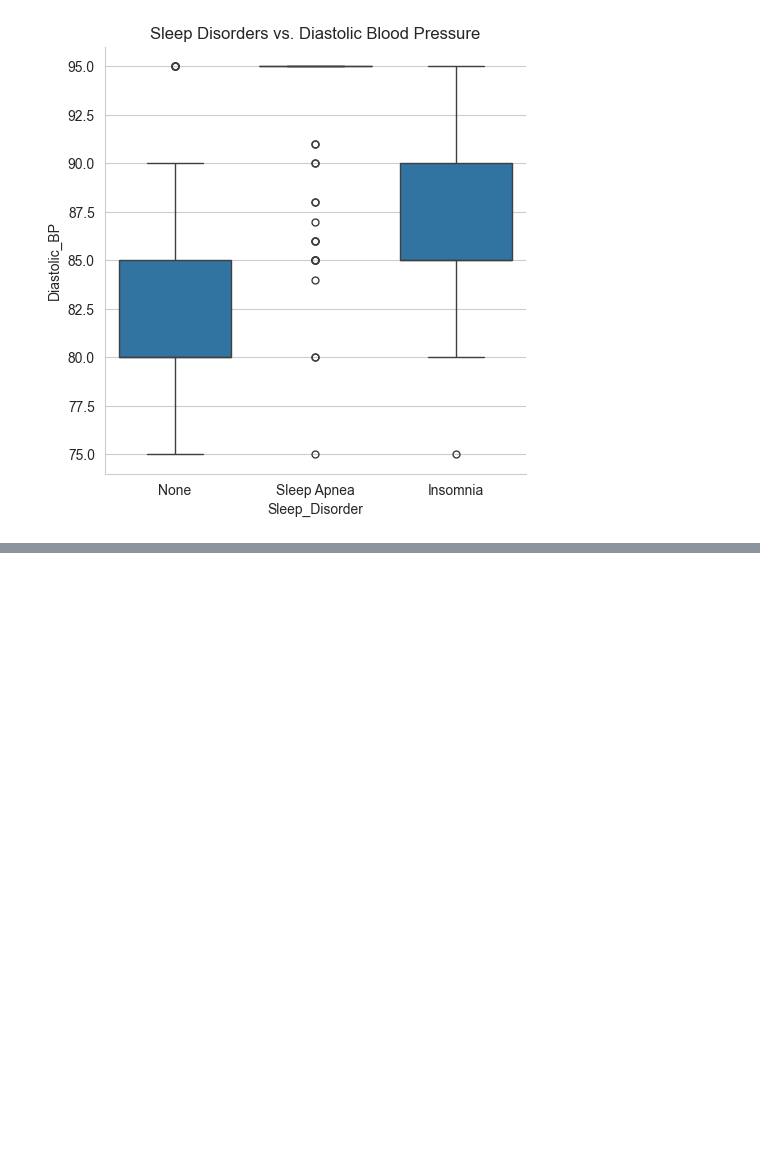
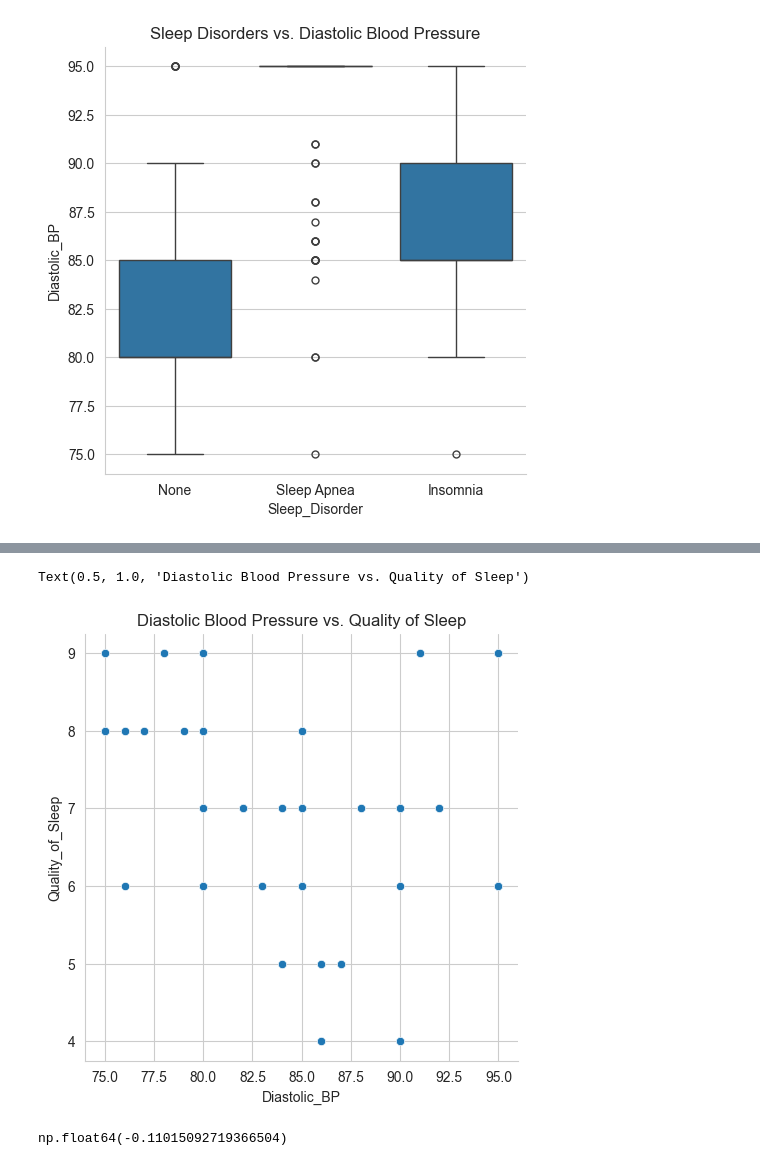
Before and after one commit to yorozc/sleep-health-lifestyle-analysis, a Jupyter notebook: notebooks/eda.ipynb, the cells around one changed output, grey strips where cells are left out. Saved outputs shown, nothing was run; the diff lists cells and outputs as text; code cells hidden in the pictures; blank space fills up the shorter version.

```diff
--- a/notebooks/eda.ipynb
+++ b/notebooks/eda.ipynb
@@ -262,0 +293,11 @@ Text(0.5, 1.0, 'Sleep Disorders vs. Diastolic Blood Pressure')
+# %%
+# Diastolic Blood Pressure vs. Quality of Sleep
+sns.relplot(data=df, kind='scatter', x='Diastolic_BP', y='Quality_of_Sleep')
+plt.title('Diastolic Blood Pressure vs. Quality of Sleep')
+# %% [output]
+Text(0.5, 1.0, 'Diastolic Blood Pressure vs. Quality of Sleep')
+[figure, added]
+# %%
+df['Diastolic_BP'].corr(df['Quality_of_Sleep'])
+# %% [output]
+np.float64(-0.11015092719366504)
```
Also changed, not shown: parts of 11 cells of this notebook, 2 other files.
